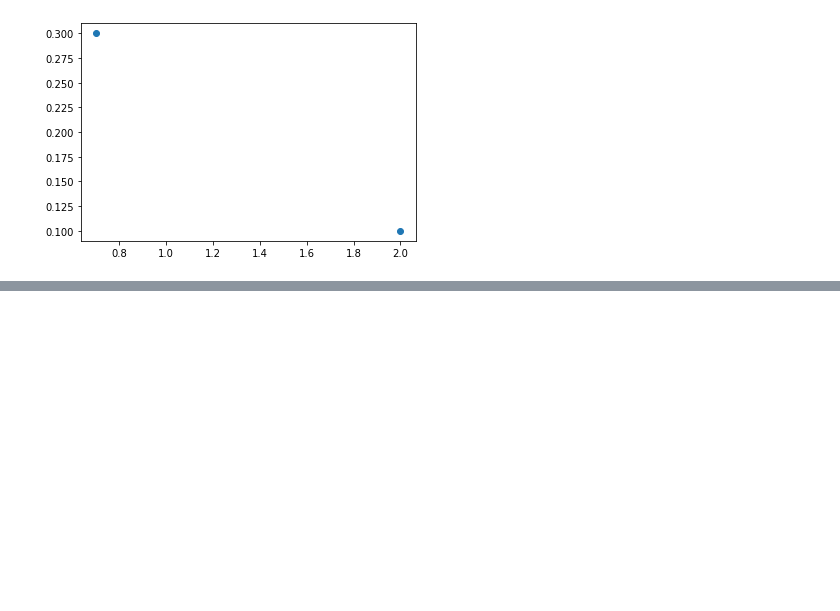
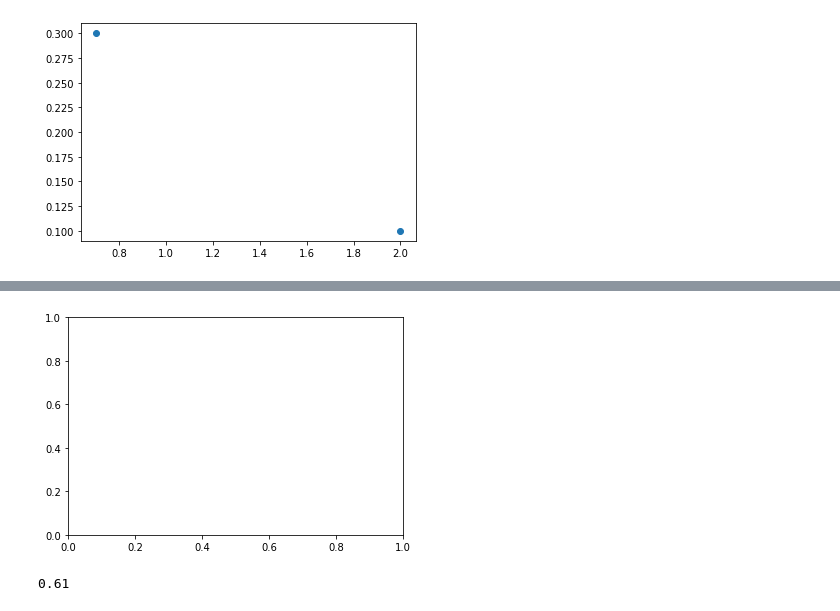
Before and after one commit to ojss/ml1-cs4220, a Jupyter notebook: basics_prtools/prtools.ipynb, the cells around one changed output, grey strips where cells are left out. Saved outputs shown, nothing was run; the diff lists cells and outputs as text; code cells hidden in the pictures; blank space fills up the shorter version.

```diff
--- a/basics_prtools/prtools.ipynb
+++ b/basics_prtools/prtools.ipynb
@@ -30,0 +126,8 @@ plt.scatter(x[:, 0], x[:, 1])
+# %%
+pr.plotc(w)
+# %% [output]
+[figure, added]
+# %%
+a * pr.testc()
+# %% [output]
+0.61
```
Also changed, not shown: parts of 75 cells of this notebook.
